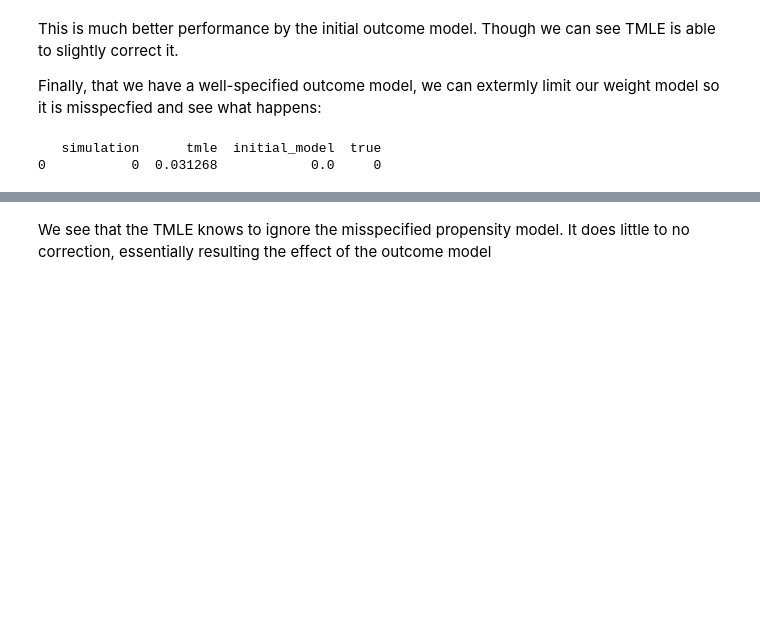
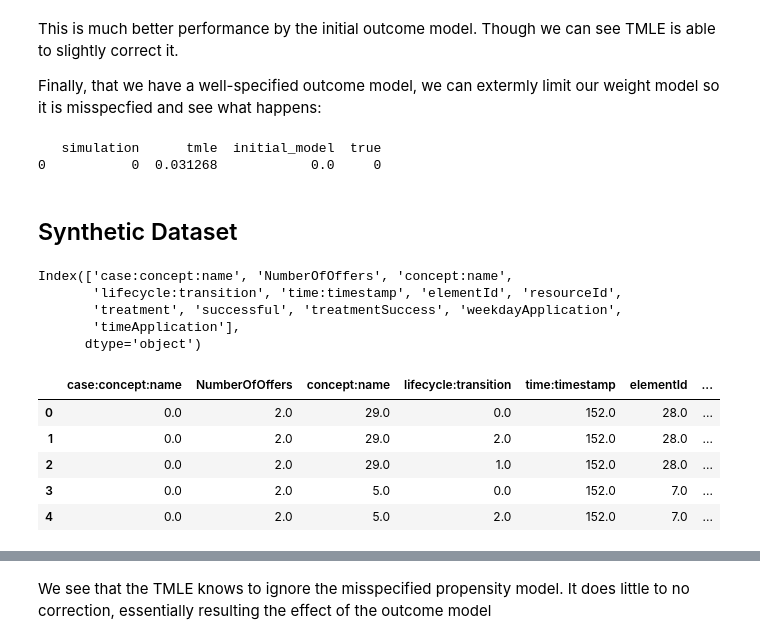
Before and after one commit to Mals77/master-thesis, a Jupyter notebook: TMLE.ipynb, the cells around one changed output, grey strips where cells are left out. Saved outputs shown, nothing was run; the diff lists cells and outputs as text; code cells hidden in the pictures; blank space fills up the shorter version.

```diff
--- a/TMLE.ipynb
+++ b/TMLE.ipynb
@@ -203,3 +203,21 @@ print(results_weight)
 # %% [output]
    simulation      tmle  initial_model  true
 0           0  0.031268            0.0     0
+# %% [markdown]
+## Synthetic Dataset
+# %%
+df_synth = pd.read_csv("synthetic_dataset.csv")
+print(df_synth.columns)
+df_synth.head()
+# %% [output]
+Index(['case:concept:name', 'NumberOfOffers', 'concept:name',
+       'lifecycle:transition', 'time:timestamp', 'elementId', 'resourceId',
+       'treatment', 'successful', 'treatmentSuccess', 'weekdayApplication',
+       'timeApplication'],
+      dtype='object')
+|  | case:concept:name | NumberOfOffers | concept:name | lifecycle:transition | time:timestamp | elementId | ... |
+| 0 | 0.0 | 2.0 | 29.0 | 0.0 | 152.0 | 28.0 | ... |
+| 1 | 0.0 | 2.0 | 29.0 | 2.0 | 152.0 | 28.0 | ... |
+| 2 | 0.0 | 2.0 | 29.0 | 1.0 | 152.0 | 28.0 | ... |
+| 3 | 0.0 | 2.0 | 5.0 | 0.0 | 152.0 | 7.0 | ... |
+| 4 | 0.0 | 2.0 | 5.0 | 2.0 | 152.0 | 7.0 | ... |
```
Also changed, not shown: parts of 5 cells of this notebook, 7 other files.
